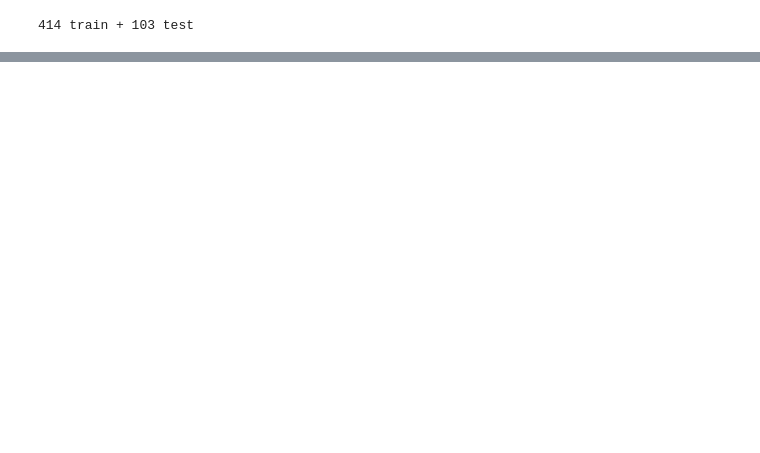
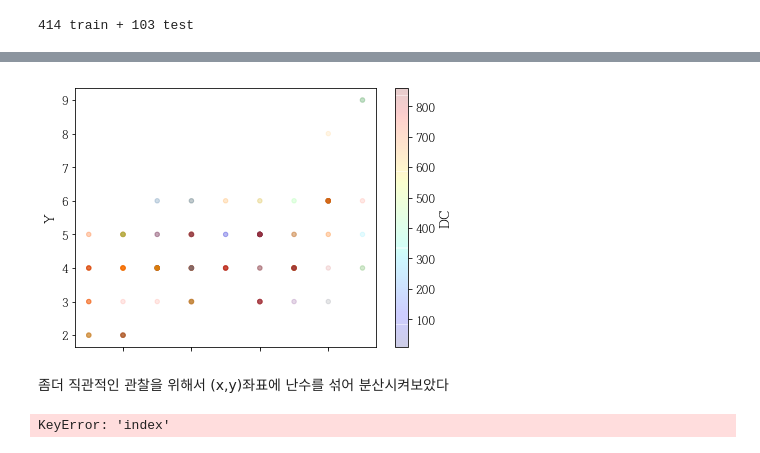
Before and after one commit to backgom2357/Forestfires, a Jupyter notebook: Fireforest.ipynb, the cells around one changed output, grey strips where cells are left out. Drawn from its saved outputs; the diff is of its cells as text; code cells hidden in the pictures; blank space fills up the shorter version.

```diff
--- a/Fireforest.ipynb
+++ b/Fireforest.ipynb
@@ -89,6 +89,9 @@ CHAPTER_ID = "forestfires"
 IMAGES_PATH = os.path.join(PROJECT_ROOT_DIR, "images", CHAPTER_ID)
 
 def save_fig(fig_id, tight_layout=True, fig_extension="png", resolution=300):
+    path_of_fig = os.path.join(IMAGES_PATH, fig_id)
+    if os.path.isdir(path_of_fig) == False:
+        os.makedirs(path_of_fig)
     path = os.path.join(IMAGES_PATH, fig_id + "." + fig_extension)
     if tight_layout:
         plt.tight_layout()
@@ -245,0 +252,16 @@ train_set.describe()
+# %%
+forestfires = train_set.copy()
+# %%
+ax = forestfires.plot(kind='scatter', x="X", y="Y", alpha=0.1, c="DC", cmap=plt.get_cmap("jet"), colorbar=True)
+ax.set(xlabel="X", ylabel="Y")
+save_fig("scatter_plot")
+# %% [output]
+[figure, added]
+# %% [markdown]
+좀더 직관적인 관찰을 위해서 (x,y)좌표에 난수를 섞어 분산시켜보았다
+# %%
+forestfires["X"].reset_index()
+del forestfires["X"]["index"]
+forestfires["X"]
+# %% [output]
+KeyError: 'index'
```
Also changed, not shown: parts of 9 cells of this notebook, 1 other file.
